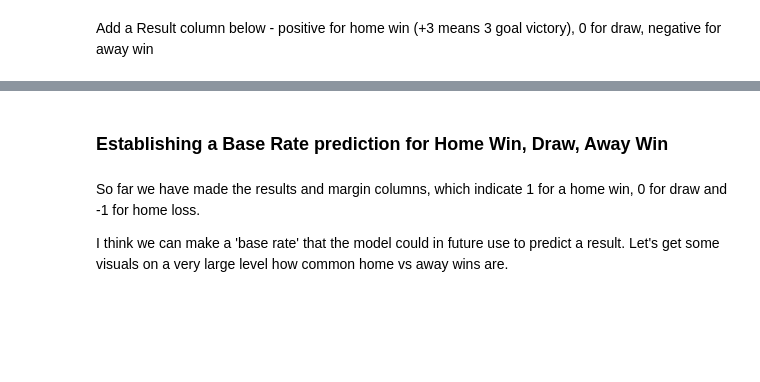
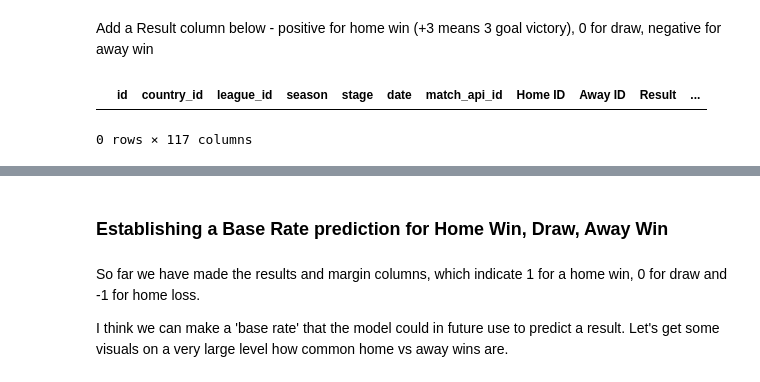
Before and after one commit to tjjdoherty/football-project-mvp, a Jupyter notebook: intro_clean_eda.ipynb, the cells around one changed output, grey strips where cells are left out. Drawn from its saved outputs; the diff is of its cells as text; code cells hidden in the pictures; blank space fills up the shorter version.

```diff
--- a/intro_clean_eda.ipynb
+++ b/intro_clean_eda.ipynb
@@ -230,3 +238,8 @@ all_matches.insert(10, 'Margin', all_matches['Home GS'] - all_matches['Away GS']
+# %%
+european_matches[european_matches['league_id'] == 1729].head()
+# %% [output]
+|  | id | country_id | league_id | season | stage | date | match_api_id | Home ID | Away ID | Result | ... |
+0 rows × 117 columns
 # %%
 prem.sample(5)
 # %% [output]
```
Also changed, not shown: parts of 15 cells of this notebook.
